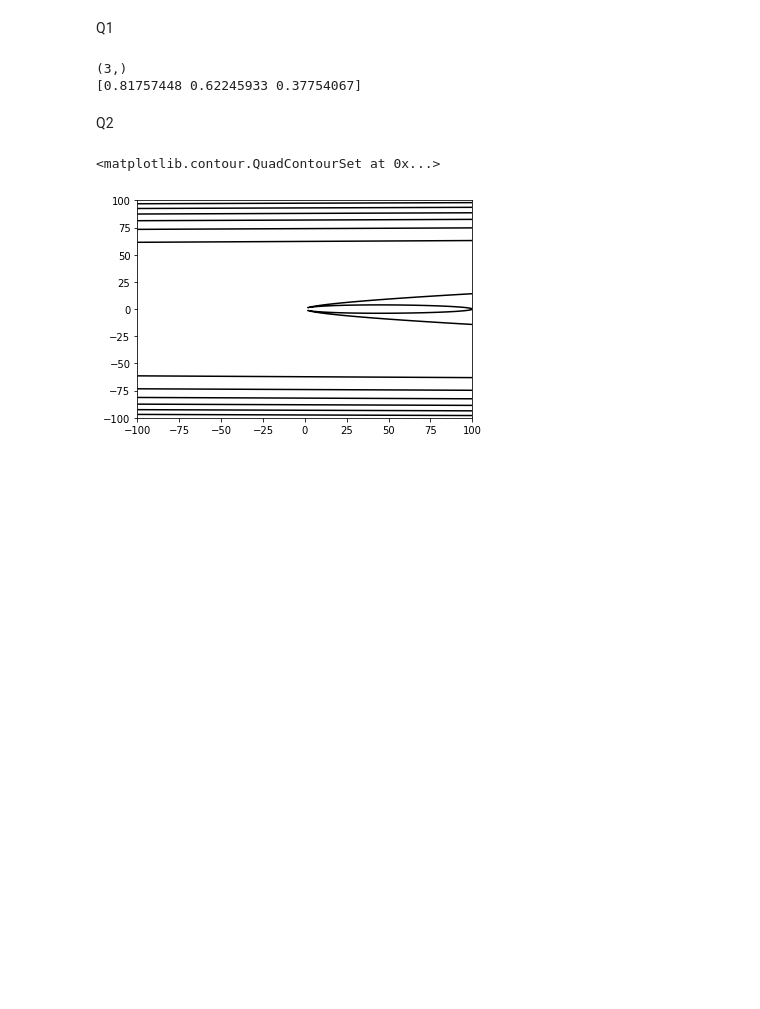
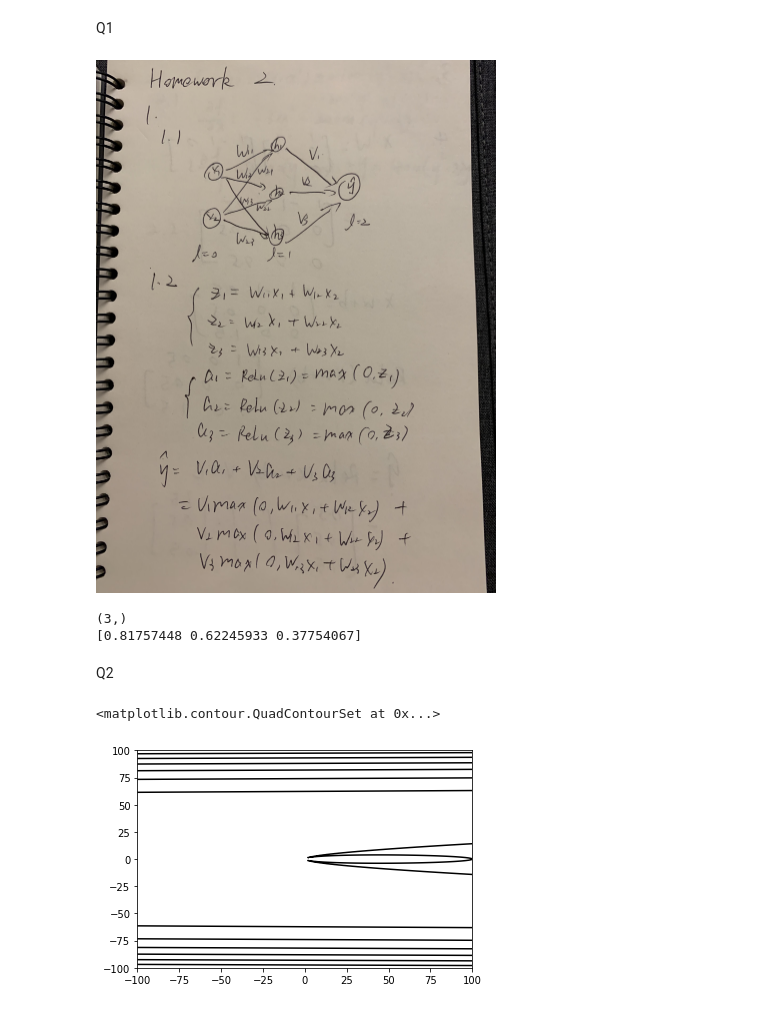
Before and after one commit to Yushuyang1994/ANLY590-HW2, a Jupyter notebook: HW2.ipynb, the cells around one changed output. Drawn from its saved outputs; the diff is of its cells as text; code cells hidden in the pictures; blank space fills up the shorter version.

```diff
--- a/HW2.ipynb
+++ b/HW2.ipynb
@@ -4,5 +5,9 @@ import matplotlib.pyplot as plt
 # %% [markdown]
 Q1
+# %%
+Image(filename="Q1.jpg", width=400, height=400)
+# %% [output]
+[figure, added]
 # %%
 def Relu(x):
     return np.where(x>0, x, 0)
```
Also changed, not shown: parts of 1 cell of this notebook.
